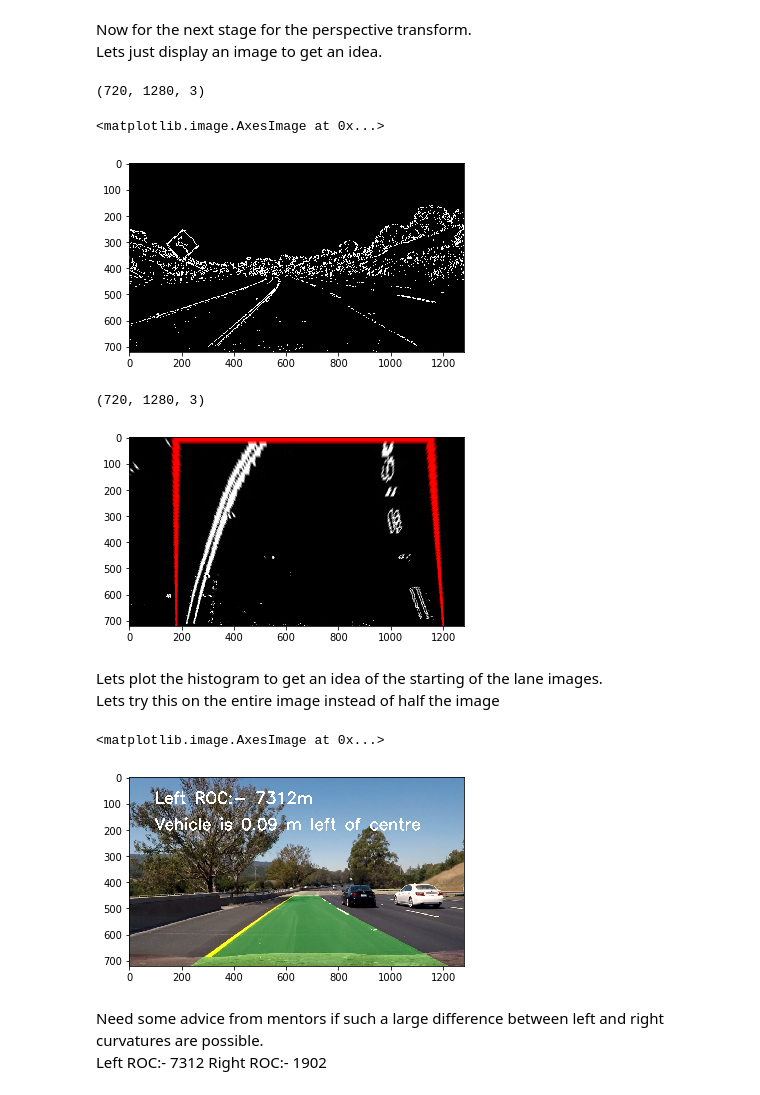
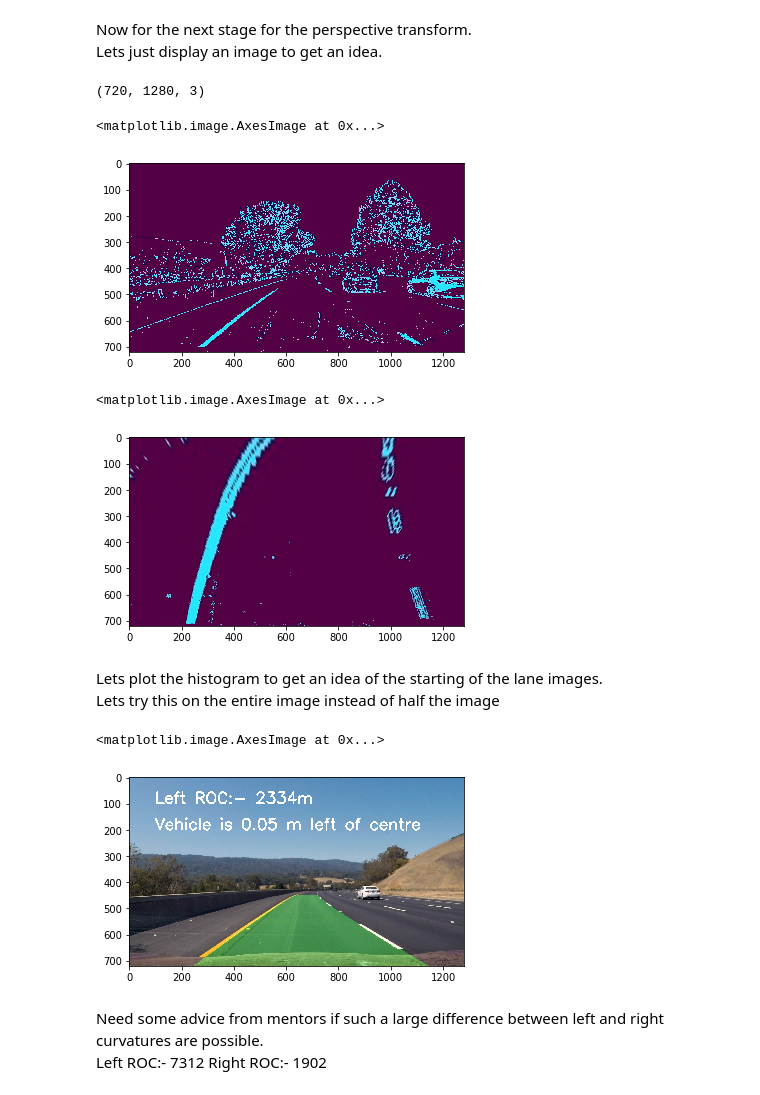
Before and after one commit to hravat/CarND-Advanced-Lane-Lines, a Jupyter notebook: P2.ipynb, the cells around one changed output. Saved outputs shown, nothing was run; the diff lists cells and outputs as text; code cells hidden in the pictures.

```diff
--- a/P2.ipynb
+++ b/P2.ipynb
@@ -112,13 +129,13 @@ for idx, fname in enumerate(images_list2):
 Now for the next stage for the perspective transform.<br>
 Lets just display an image to get an idea.<br>
 # %%
-img = cv2.imread('test_images_grad_output/col_grad_test2.jpg')
+img = cv2.imread('test_images_grad_output/col_grad_test1.jpg')
 print(np.shape(img))
 plt.imshow(img)
 # %% [output]
 (720, 1280, 3)
 <matplotlib.image.AxesImage at 0x...>
-[figure, old version]
+[figure, new version]
 # %%
 def perspective_transform(img):
     src = np.float32([(180,720),(575,450),(1200,720),(750,450)])
@@ -138,10 +154,9 @@ def perspective_transform(img):
 img = cv2.imread('test_images_grad_output/col_grad_test3.jpg')
 test_img = perspective_transform(img)
 plt.imshow(test_img[1])
-print(np.shape(img))
 # %% [output]
-(720, 1280, 3)
+<matplotlib.image.AxesImage at 0x...>
-[figure, old version]
+[figure, new version]
 # %%
 # Make a list of images for processing
 images_list1 = glob.glob('test_images_grad_output/col_grad_test*.jpg')
@@ -737,12 +760,12 @@ def hist_inital_video(img_name,original_image,final_piplene_flag= True,img_path_
 
     return result
 # %%
-img_name = 'test_image_perspective_output/persp_test6.jpg'
+img_name = 'test_image_perspective_output/persp_test3.jpg'
 result = hist_inital(img_name,False)
 plt.imshow(result)
 # %% [output]
 <matplotlib.image.AxesImage at 0x...>
-[figure, old version]
+[figure, new version]
 # %% [markdown]
 Need some advice from mentors if such a large difference between left and right curvatures are possible.<br>
 Left ROC:- 7312
```
Also changed, not shown: parts of 7 cells of this notebook.
